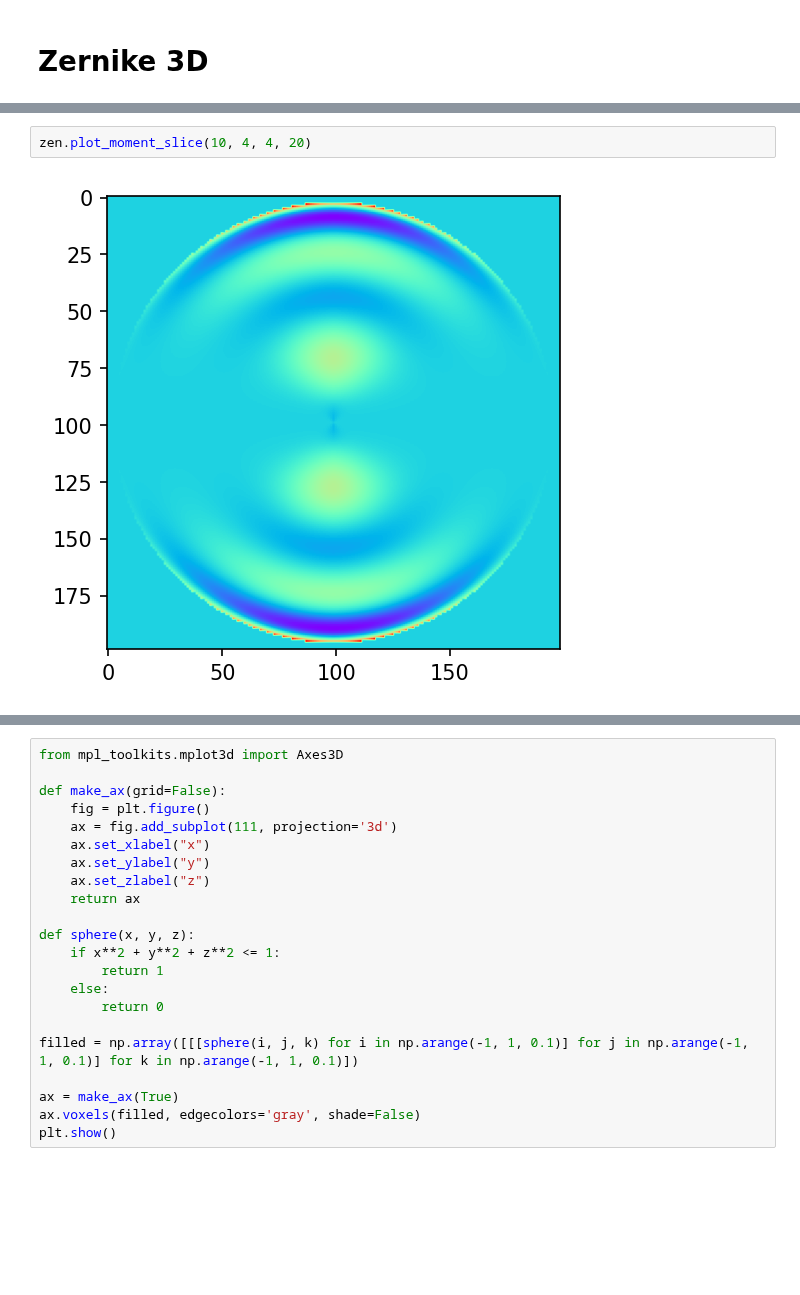
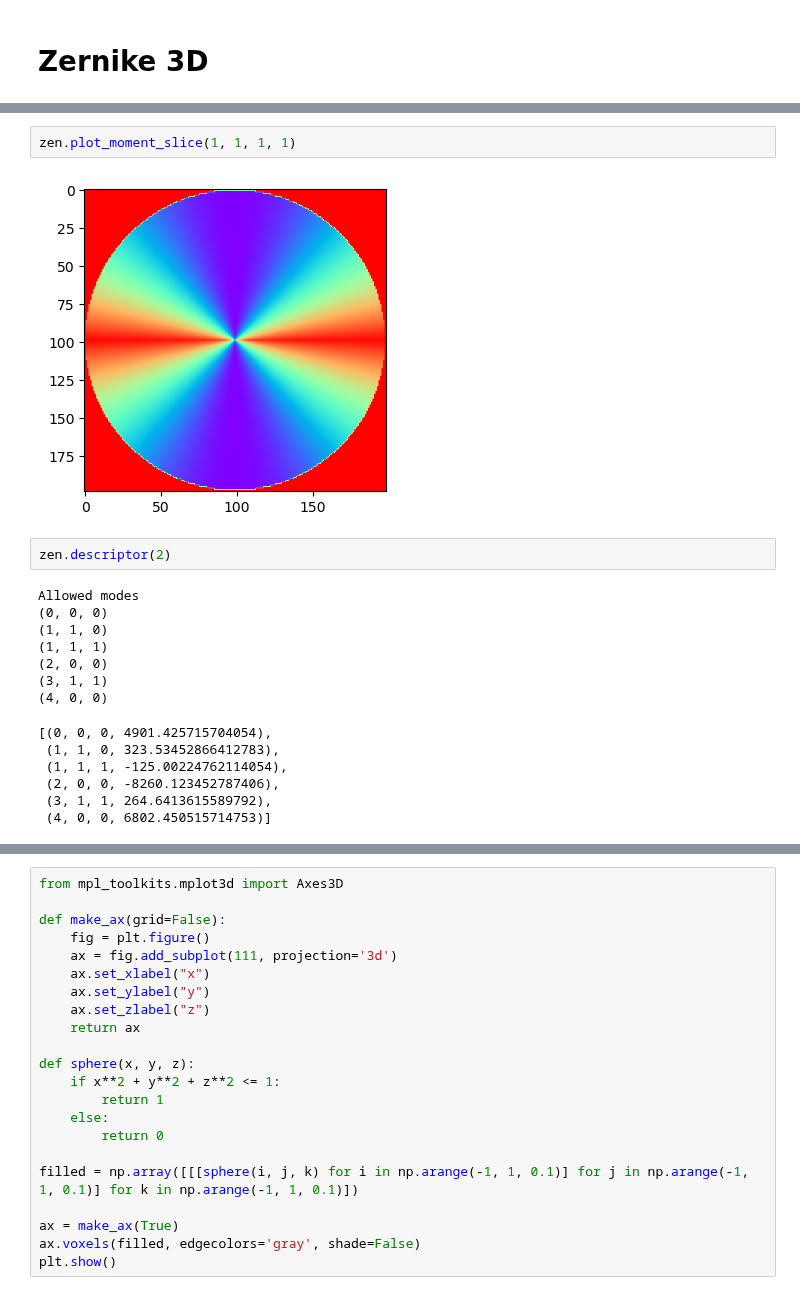
Before and after one commit to denyskononenko/datasciencesnippets, a Jupyter notebook: descriptors/zernike3D.ipynb, the cells around one changed output, grey strips where cells are left out. Saved outputs shown, nothing was run; the diff lists cells and outputs as text; blank space fills up the shorter version.

```diff
--- a/descriptors/zernike3D.ipynb
+++ b/descriptors/zernike3D.ipynb
@@ -85,7 +128,23 @@ zen.plot_radial(1, 1)
-# %%
-zen.plot_moment_slice(10, 4, 4, 20)
-# %% [output]
-[figure, removed]
+# %%
+zen.plot_moment_slice(1, 1, 1, 1)
+# %% [output]
+[figure, added]
+# %%
+zen.descriptor(2)
+# %% [output]
+Allowed modes
+(0, 0, 0)
+(1, 1, 0)
+(1, 1, 1)
+(2, 0, 0)
+(3, 1, 1)
+(4, 0, 0)
+[(0, 0, 0, 4901.425715704054),
+ (1, 1, 0, 323.53452866412783),
+ (1, 1, 1, -125.00224762114054),
+ (2, 0, 0, -8260.123452787406),
+ (3, 1, 1, 264.6413615589792),
+ (4, 0, 0, 6802.450515714753)]
 # %%
 from scipy import stats
 
```
Also changed, not shown: parts of 5 cells of this notebook.
